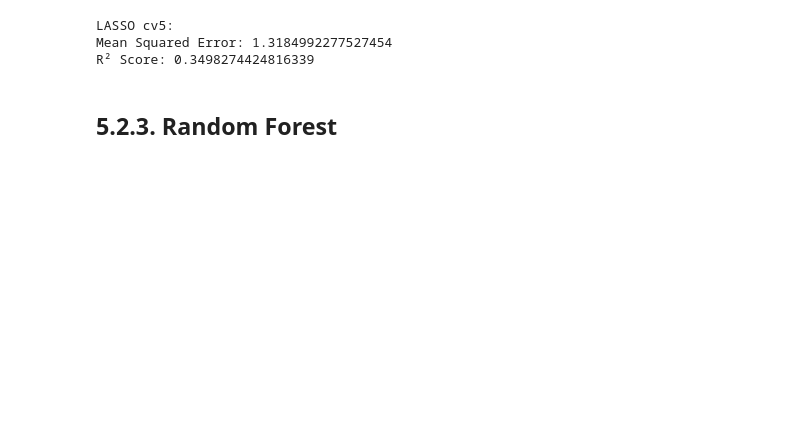
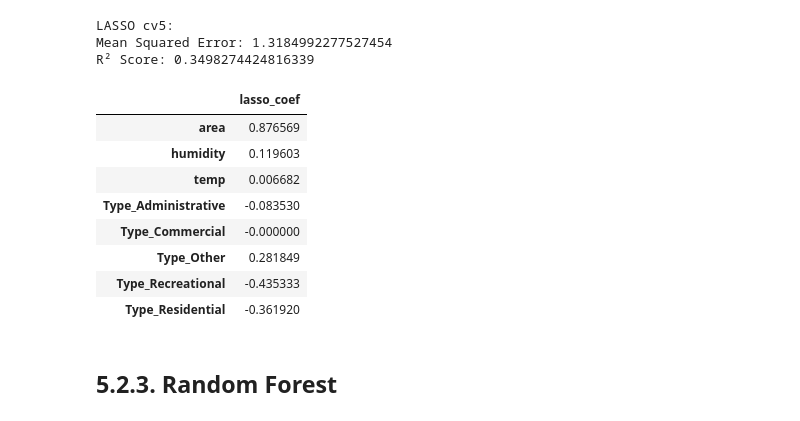
Before and after one commit to Speculatorrr/ECON323-Building-Energy-Analysis, a Jupyter notebook: Final_Project_new (2）.ipynb, the cells around one changed output. Drawn from its saved outputs; the diff is of its cells as text; code cells hidden in the pictures; blank space fills up the shorter version.

```diff
--- a/Final_Project_new (2）.ipynb
+++ b/Final_Project_new (2）.ipynb
@@ -612,6 +622,18 @@ print("R² Score:", r2_score(y1_test, lasso1.predict(X1_test)))
 LASSO cv5:
 Mean Squared Error: 1.3184992277527454
 R² Score: 0.3498274424816339
+# %%
+pd.DataFrame(lasso1.coef_, index=X1_train.columns, columns=["lasso_coef"])
+# %% [output]
+|  | lasso_coef |
+| area | 0.876569 |
+| humidity | 0.119603 |
+| temp | 0.006682 |
+| Type_Administrative | -0.083530 |
+| Type_Commercial | -0.000000 |
+| Type_Other | 0.281849 |
+| Type_Recreational | -0.435333 |
+| Type_Residential | -0.361920 |
 # %% [markdown]
 ## 5.2.3. Random Forest
 # %%
```
Also changed, not shown: parts of 28 cells of this notebook.
